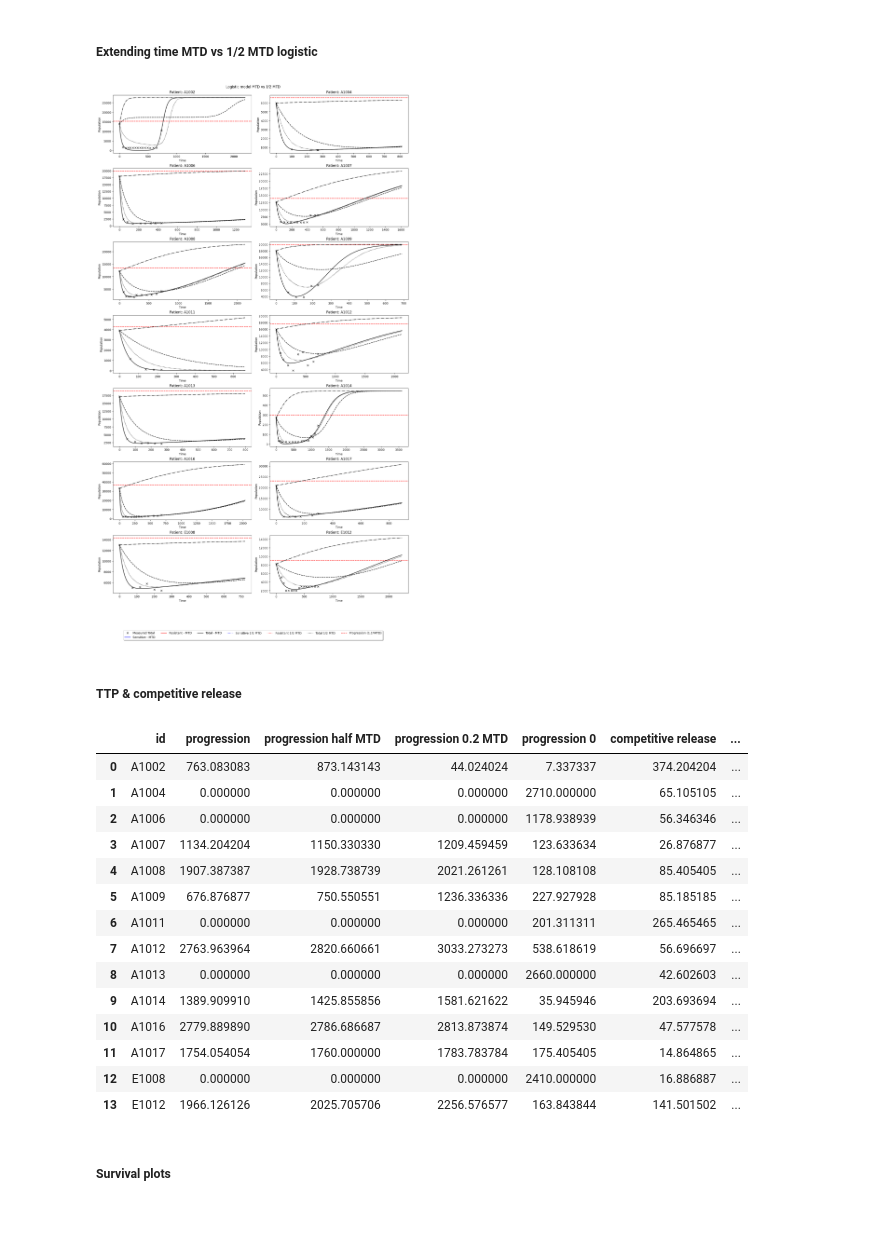
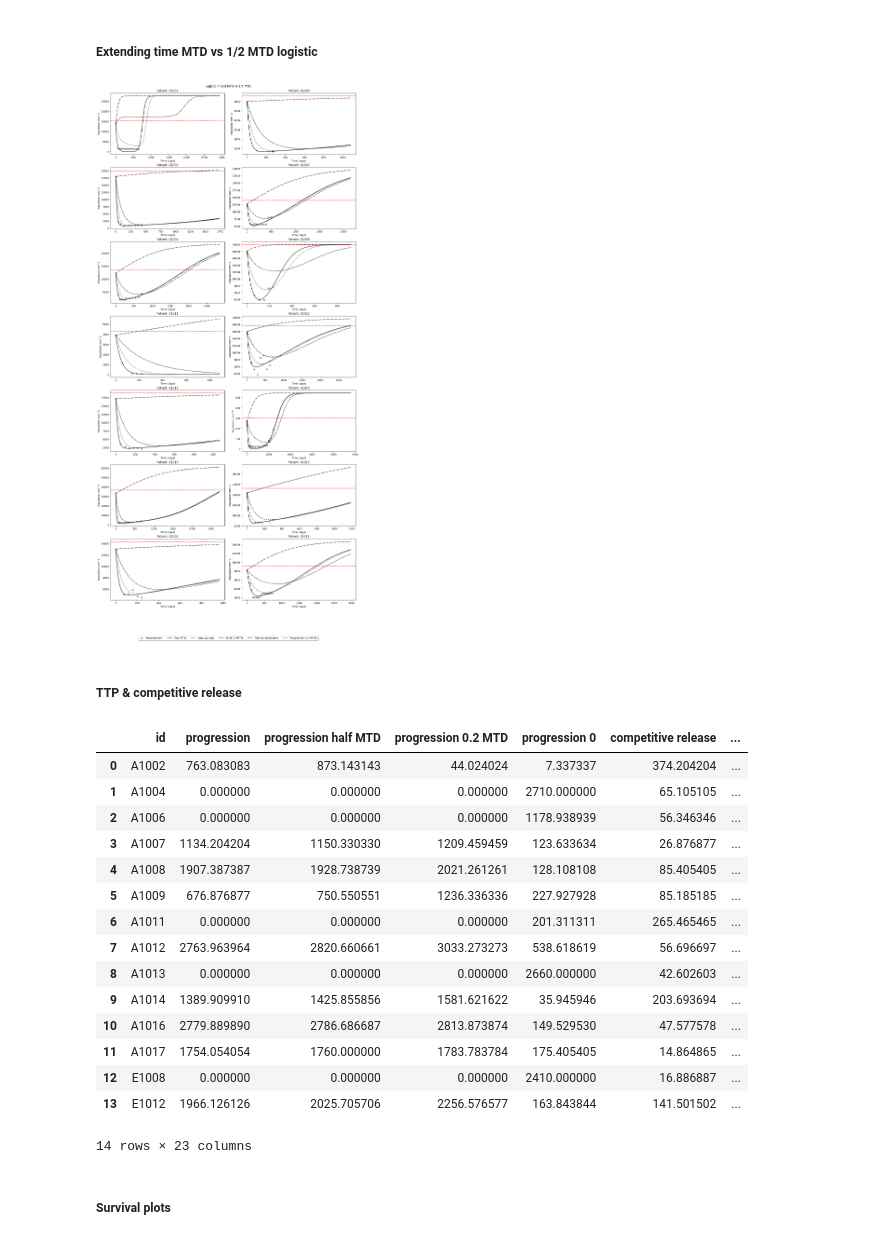
Before and after one commit to hkailas/Erlotinib, a Jupyter notebook: Erlotinib_Logistic.ipynb, the cells around one changed output. Cells and saved outputs as stored; diff of their text form; code cells hidden in the pictures.

```diff
--- a/Erlotinib_Logistic.ipynb
+++ b/Erlotinib_Logistic.ipynb
@@ -128,9 +128,9 @@ df_log
 # %%
 # setting up subplots
 n = len(unique_IDs)
-ncols = 3
+ncols = 2
 nrows = np.ceil(n / ncols).astype(int)
-fig, axs = plt.subplots(nrows, ncols, figsize=(10, 15), constrained_layout=True)
+fig, axs = plt.subplots(nrows, ncols, figsize=(15, 30), constrained_layout=True)
 
 # fitting data
 for index, id in enumerate(unique_IDs, start=0):
@@ -181,9 +181,9 @@ for key in master_dictionary_copy:
 
 # setting up subplots
 n = len(unique_IDs)
-ncols = 3
+ncols = 2
 nrows = np.ceil(n / ncols).astype(int)
-fig, axs = plt.subplots(nrows, ncols, figsize=(10, 15), constrained_layout=True)
+fig, axs = plt.subplots(nrows, ncols, figsize=(15,30), constrained_layout=True)
 
 # fitting data
 for index, id in enumerate(unique_IDs, start=0):
@@ -257,7 +257,7 @@ comp_release_half_list = []
 comp_release_02_list = []
 comp_release_list_0 = []
 
-sim_time_factor = 3
+sim_time_factor = 4
 
 # Store changed medication parameters
 master_dictionary_copy = copy.deepcopy(master_dictionary) # deep to create a copy that can be changed
@@ -276,7 +276,7 @@ for key in master_dictionary_copy0:
 n = len(unique_IDs)
 ncols = 2
 nrows = np.ceil(n / ncols).astype(int)
-fig, axs = plt.subplots(nrows, ncols, figsize=(15, 25), constrained_layout=True)
+fig, axs = plt.subplots(nrows, ncols, figsize=(15,30), constrained_layout=True)
 
 # fitting data for parameters with 0, 0.2, 0.5, 1 * MTD
 for index, id in enumerate(unique_IDs, start=0):
@@ -355,45 +355,48 @@ for index, id in enumerate(unique_IDs, start=0):
     #ax.plot(tspan, pred_data_log.sol(tspan)[1], 'r-', label='Resistant - Log')
     ax.plot(tspan, sum_pops_log, 'k-', label='Total - Log')
 
     # plot with half medication
     #ax.plot(tspan, pred_data_log_half.sol(tspan)[0], 'b:', label='Sensitive - Log')
     #ax.plot(tspan, pred_data_log_half.sol(tspan)[1], 'r:', label='Resistant - Log')
     ax.plot(tspan, sum_pops_log_half, 'k:', label='Total - Log')
 
     # plot with 0.2 medication
     #ax.plot(tspan, pred_data_2.sol(tspan)[0], 'b:', label='Sensitive - Log')
     #ax.plot(tspan, pred_data_2.sol(tspan)[1], 'r:', label='Resistant - Log')
     ax.plot(tspan, sum_pops_2, 'k--', label='Total - Log')
 
     # plot with 0 medication
     #ax.plot(tspan, pred_data_0.sol(tspan)[0], 'b:', label='Sensitive - Log')
     #ax.plot(tspan, pred_data_0.sol(tspan)[1], 'r:', label='Resistant - Log')
     ax.plot(tspan, sum_pops_0, 'k-.', label='Total - Log')
 
     #set axis labels
-    ax.set_xlabel('Time')
-    ax.set_ylabel('Population')
+    ax.set_xlabel('Time (days)')
+    ax.set_ylabel('Population mm^3')
     ax.set_title(f'Patient: {id}')
 
 for i in range(index+1, nrows*ncols):
     axs.flatten()[i].axis('off') #hide empty subplots
 
-legend_elements = [Line2D([0], [0], marker='x', color='k', label='Measured Total', linestyle='None'),
-                   Line2D([0], [0], color='b', label='Sensitive - MTD'),
-                   Line2D([0], [0], color='r', label='Resistant - MTD'),
-                   Line2D([0], [0], color='k',label='Total - MTD'),
-                   Line2D([0], [0], color='b', linestyle=':', label='Sensitive 1/2 MTD'),
-                   Line2D([0], [0], color='r', linestyle=':', label='Resistant 1/2 MTD'),
-                   Line2D([0], [0], color='k', linestyle= ':' ,label='Total 1/2 MTD'),
-                   Line2D([0], [0], color='r', linestyle='--', label='Progression (1.1*MTD)')]
-
+legend_elements = [
+    Line2D([0], [0], marker='x', color='k', label='Measurement', linestyle='None'),
+    #Line2D([0], [0], color='b', label='Sensitive '),
+    #Line2D([0], [0], color='r', label='Resistant'),
+    Line2D([0], [0], color='k', label='Total MTD'),
+    #Line2D([0], [0], color='b', linestyle=':', label='Sensitive 1/2 MTD'),
+    #Line2D([0], [0], color='r', linestyle=':', label='Resistant 1/2 MTD'),
+    Line2D([0], [0], color='k', linestyle=':', label='Total 1/2 MTD'),
+    Line2D([0], [0], color='k', linestyle='--', label='Total 0.2*MTD'),
+    Line2D([0], [0], color='k', linestyle='-.', label='Total no medication'),
+    Line2D([0], [0], color='r', linestyle='--', label='Progression (1.1*MTD)')
+]
 
 fig.legend(handles=legend_elements, loc='upper center', bbox_to_anchor=(0.5, -0.05),
 fancybox=True, shadow=True, ncol=7)
 fig.suptitle('Logistic model MTD vs 1/2 MTD')
 plt.show()
 # %% [output]
-[figure, old version]
+[figure, new version]
 # %% [markdown]
 ##### TTP & competitive release
 # %%
@@ -406,6 +409,9 @@ comp_release_list = []
 comp_release_half_list = []
 comp_release_02_list = []
 comp_release_list_0 = []
+turning_point_list = [] # collect turning points (progression)
+turning_point_half_list = []
+turning_point_02_list = []
 
 sim_time_factor = 10 ### change this to extend time
 
@@ -484,6 +490,20 @@ for index, id in enumerate(unique_IDs, start=0):
     x_value_progression_0 = tspan[progression_0_mtd]
     progression_list_0.append(x_value_progression_0)
 
+# find turning point for logistic MTD
+    turning_point = np.argmax(np.diff(sum_pops_log))
+    x_value_turning = tspan[turning_point]
+    turning_point_list.append(x_value_turning)
+
+# find turning point for logistic half MTD
+    turning_point_half = np.argmax(np.diff(sum_pops_log_half))
+    x_value_turning_half = tspan[turning_point_half]
+    turning_point_half_list.append(x_value_turning_half)
+
+# find turning point for logistic 0.2 MTD
+    turning_point_02 = np.argmax(np.diff(sum_pops_log_02))
+    x_value_turning_02 = tspan[turning_point_02]
+    turning_point_02_list.append(x_value_turning_02)
 
 # find time to competitive release MTD
     comp_rel_mtd = np.argmin(np.abs(pred_data_log.sol(tspan)[0]-pred_data_log.sol(tspan)[1]))
@@ -516,7 +536,10 @@ df_all_progressions = pd.DataFrame({
     'competitive release': comp_release_list,
     'competitive release half MTD': comp_release_half_list,
     'competitive release 0.2 MTD' : comp_release_02_list,
-    'competitive release 0 ' : comp_release_list_0
+    'competitive release 0 ' : comp_release_list_0,
+    'turning point': turning_point_list,
+    'turning point half MTD': turning_point_half_list,
+    'turning point 0.2 MTD' : turning_point_02_list
 })
 
 # adding event columns
@@ -530,6 +553,10 @@ df_all_progressions['cr_event_half'] = df_all_progressions['competitive release
 df_all_progressions['cr_event_02_MTD'] = df_all_progressions['competitive release 0.2 MTD'].apply(lambda x: 0 if x == 0 else 1)
 df_all_progressions['cr_event_0'] = df_all_progressions['competitive release 0 '].apply(lambda x: 0 if x == 0 else 1)
 
+df_all_progressions['turning_point_event'] = df_all_progressions['turning point'].apply(lambda x: 0 if x == 0 else 1)
+df_all_progressions['turning_point_event_half'] = df_all_progressions['turning point half MTD'].apply(lambda x: 0 if x == 0 else 1)
+df_all_progressions['turning_point_event_02'] = df_all_progressions['turning point 0.2 MTD'].apply(lambda x: 0 if x == 0 else 1)
+
 # Print the DataFrame
 df_all_progressions
 # %% [output]
@@ -548,6 +575,7 @@ df_all_progressions
 | 11 | A1017 | 1754.054054 | 1760.000000 | 1783.783784 | 175.405405 | 14.864865 | ... |
 | 12 | E1008 | 0.000000 | 0.000000 | 0.000000 | 2410.000000 | 16.886887 | ... |
 | 13 | E1012 | 1966.126126 | 2025.705706 | 2256.576577 | 163.843844 | 141.501502 | ... |
+14 rows × 23 columns
 # %% [markdown]
 ##### Survival plots
 # %%
```
Also changed, not shown: parts of 6 cells of this notebook, 2 other files.
